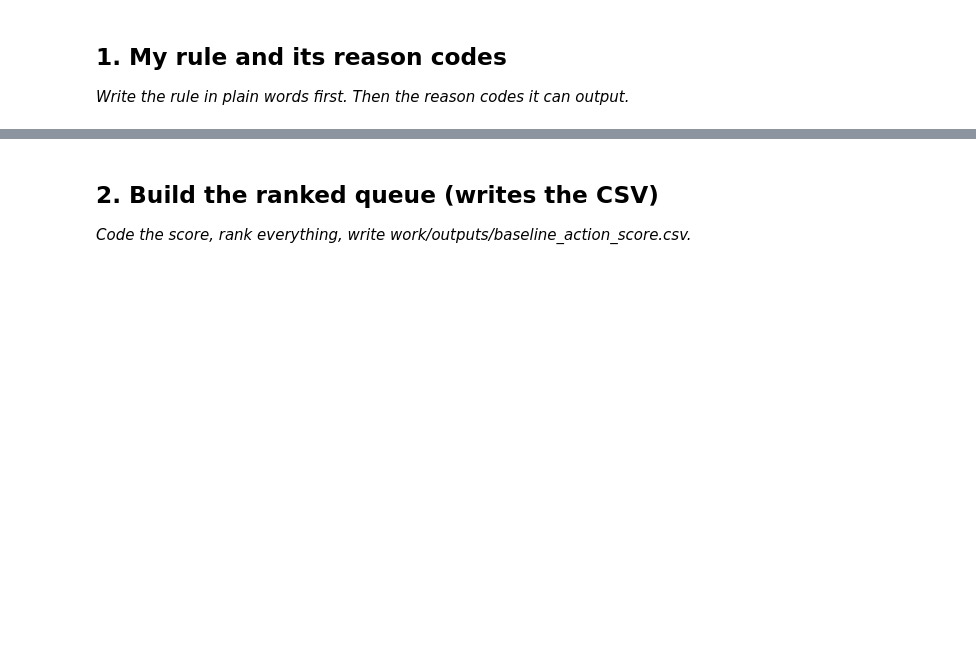
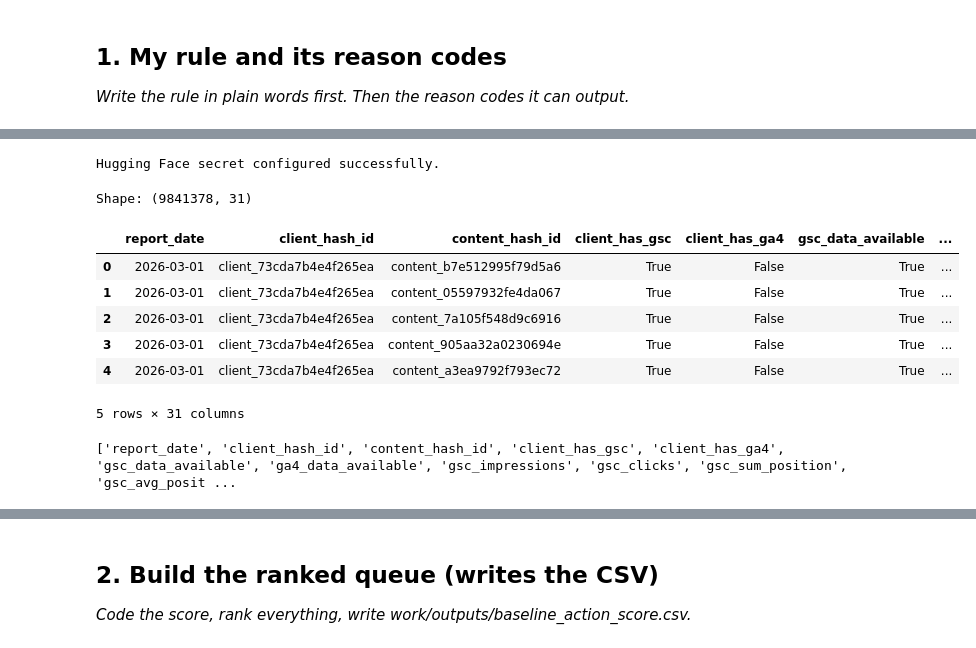
Before and after one commit to SamarBabar02/flyrank-ml-internship, a Jupyter notebook: work/notebooks/w04_baseline_score.ipynb, the cells around one changed output, grey strips where cells are left out. Drawn from its saved outputs; the diff is of its cells as text; code cells hidden in the pictures; blank space fills up the shorter version.

```diff
--- a/work/notebooks/w04_baseline_score.ipynb
+++ b/work/notebooks/w04_baseline_score.ipynb
@@ -12,0 +35,48 @@ This skeleton is yours to fill. Work the sections **in order** — each one has
+# %%
+import duckdb
+from google.colab import userdata
+
+HF_TOKEN = userdata.get("HF_TOKEN")
+
+con = duckdb.connect()
+
+con.execute(f"""
+CREATE OR REPLACE SECRET hf (
+    TYPE HUGGINGFACE,
+    TOKEN '{HF_TOKEN}'
+);
+""")
+
+print("Hugging Face secret configured successfully.")
+# %% [output]
+Hugging Face secret configured successfully.
+# %%
+rel = """
+read_parquet(
+    'hf://datasets/FlyRank/internship-warehouse/fact_content_daily_performance/**/*.parquet'
+)
+"""
+# %%
+query = f"""
+SELECT *
+FROM {rel}
+WHERE DATE_TRUNC('month', report_date) = DATE '2026-03-01'
+"""
+
+df = con.sql(query).df()
+
+print("Shape:", df.shape)
+df.head()
+# %% [output]
+Shape: (9841378, 31)
+|  | report_date | client_hash_id | content_hash_id | client_has_gsc | client_has_ga4 | gsc_data_available | ... |
+| 0 | 2026-03-01 | client_73cda7b4e4f265ea | content_b7e512995f79d5a6 | True | False | True | ... |
+| 1 | 2026-03-01 | client_73cda7b4e4f265ea | content_05597932fe4da067 | True | False | True | ... |
+| 2 | 2026-03-01 | client_73cda7b4e4f265ea | content_7a105f548d9c6916 | True | False | True | ... |
+| 3 | 2026-03-01 | client_73cda7b4e4f265ea | content_905aa32a0230694e | True | False | True | ... |
+| 4 | 2026-03-01 | client_73cda7b4e4f265ea | content_a3ea9792f793ec72 | True | False | True | ... |
+5 rows × 31 columns
+# %%
+print(df.columns.tolist())
+# %% [output]
+['report_date', 'client_hash_id', 'content_hash_id', 'client_has_gsc', 'client_has_ga4', 'gsc_data_available', 'ga4_data_available', 'gsc_impressions', 'gsc_clicks', 'gsc_sum_position', 'gsc_avg_posit ...
```
Also changed, not shown: parts of 9 cells of this notebook.
